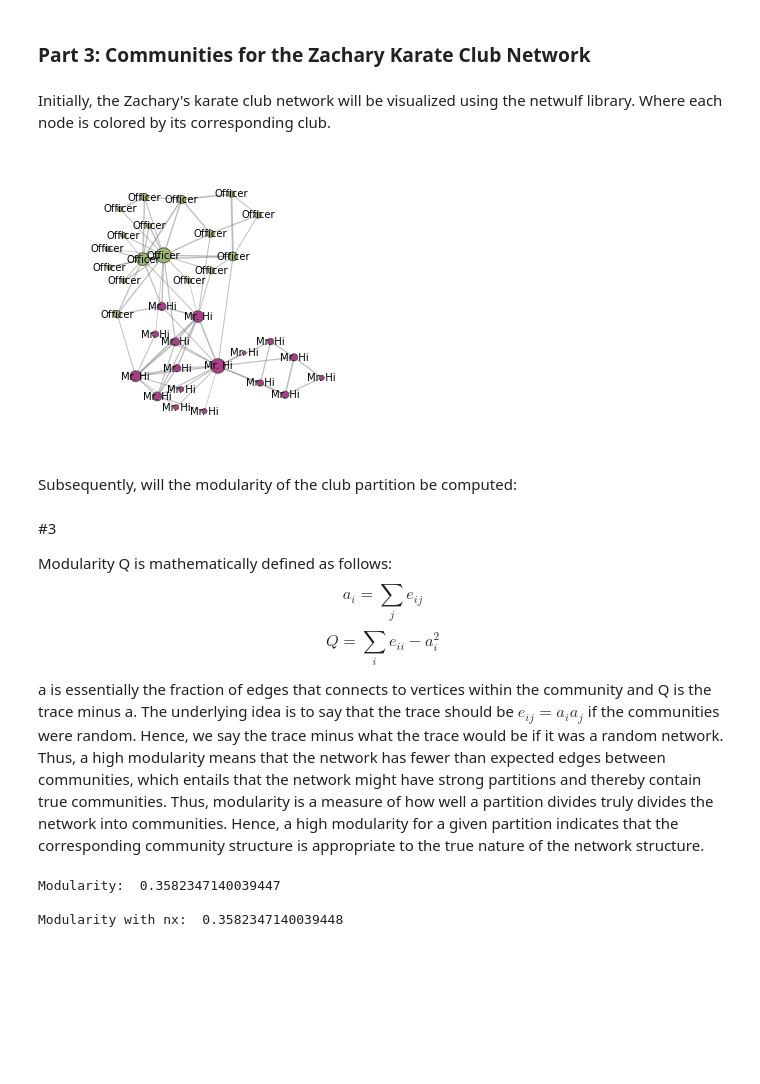
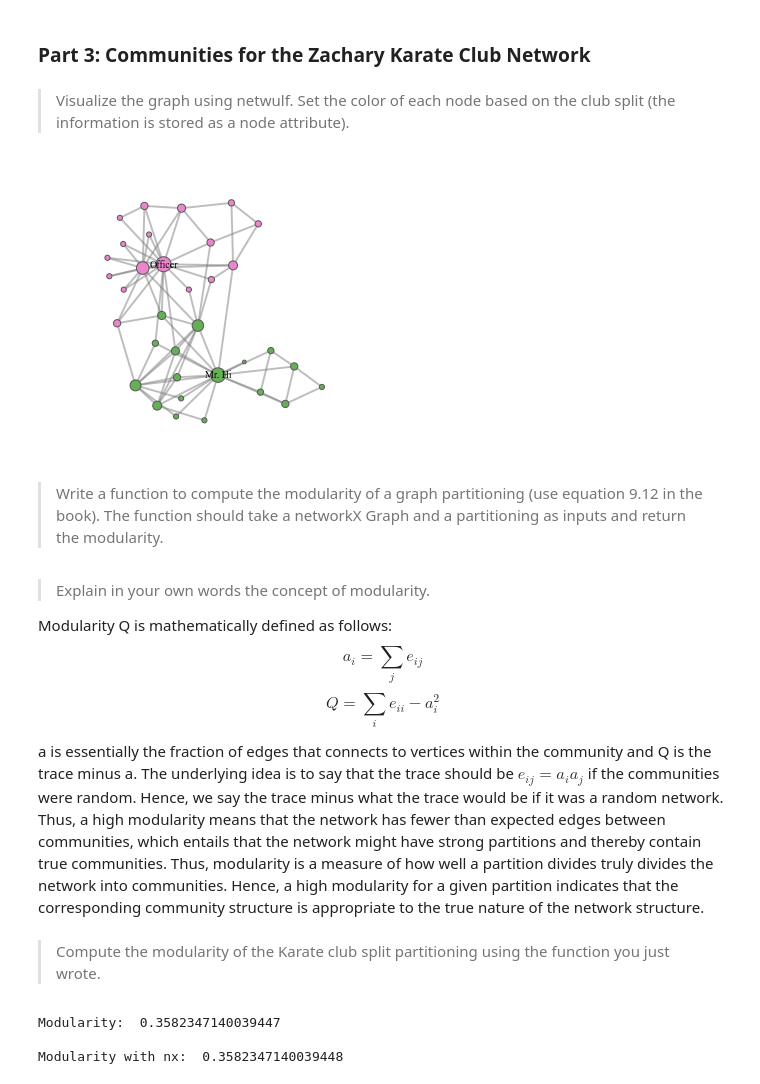
Before and after one commit to DanielHolmelund/Computational-Social-Science-02467, a Jupyter notebook: Assignment 2.ipynb, the cells around one changed output. Saved outputs shown, nothing was run; the diff lists cells and outputs as text; code cells hidden in the pictures; blank space fills up the shorter version.

```diff
--- a/Assignment 2.ipynb
+++ b/Assignment 2.ipynb
@@ -490,32 +490,32 @@ def setup_mpl():
     return
 setup_mpl()
 # %% [markdown]
-Initially, the Zachary's karate club network will be visualized using the netwulf library. Where each node is colored by its corresponding club.
+>Visualize the graph using netwulf. Set the color of each node based on the club split (the information is stored as a node attribute).
 # %%
 #1
 %matplotlib inline
 import networkx as nx
 import netwulf as nw
 import matplotlib.pyplot as plt
 
 #Create graph and get node attributes for nw:
 G = nx.karate_club_graph()
 for k, v in G.nodes(data=True):
     v['group'] = v['club']; del v['club']
 
 # Set node 'size' attributes
 for n, data in G.nodes(data=True):
     data['size'] = G.degree[n]
 
 with plt.style.context('ggplot'):
     network, config = nw.interactive.visualize(G, plot_in_cell_below=False)
     fig, ax = nw.draw_netwulf(network)
-    for node in G.nodes():
-       nw.add_node_label(ax,network, node, label= G.nodes[node]['group'])
+    nw.add_node_label(ax,network, list(G.nodes())[0], label= G.nodes[list(G.nodes())[0]]['group'])
+    nw.add_node_label(ax,network, list(G.nodes())[33], label= G.nodes[list(G.nodes())[33]]['group'])
 # %% [output]
-[figure, old version]
+[figure, new version]
 # %% [markdown]
-Subsequently, will the modularity of the club partition be computed:
+>Write a function to compute the modularity of a graph partitioning (use equation 9.12 in the book). The function should take a networkX Graph and a partitioning as inputs and return the modularity.
 # %%
 #2
 #Reload graph in order to keep club split called 'club'
@@ -532,13 +532,15 @@ def modularity(G: G, partitioning: list) -> float:
         M += (L_c/L) - (K_c/(2*L))**2
     return M
 # %% [markdown]
-\#3
+>Explain in your own words the concept of modularity.
 
 Modularity Q is mathematically defined as follows:
 $$a_{i}=\sum_{j} e_{ij}$$
 $$Q = \sum_{i} e_{ii} - a_{i}^2$$
 
 a is essentially the fraction of edges that connects to vertices within the community and Q is the trace minus a. The underlying idea is to say that the trace should be $e_{ij} = a_{i}a_{j}$ if the communities were random. Hence, we say the trace minus what the trace would be if it was a random network. Thus, a high modularity means that the network has fewer than expected edges between communities, which entails that the network might have strong partitions and thereby contain true communities. Thus, modularity is a measure of how well a partition divides truly divides the network into communities. Hence, a high modularity for a given partition indicates that the corresponding community structure is appropriate to the true nature of the network structure.
+# %% [markdown]
+>Compute the modularity of the Karate club split partitioning using the function you just wrote.
 # %%
 #4
 #Making optimal partition based on club splits
```
Also changed, not shown: parts of 5 cells of this notebook.
